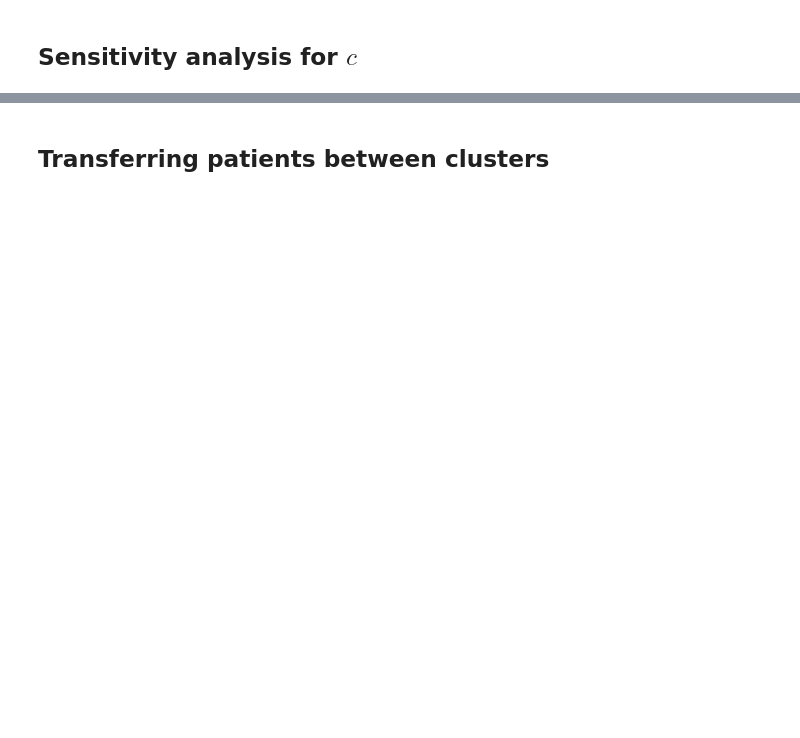
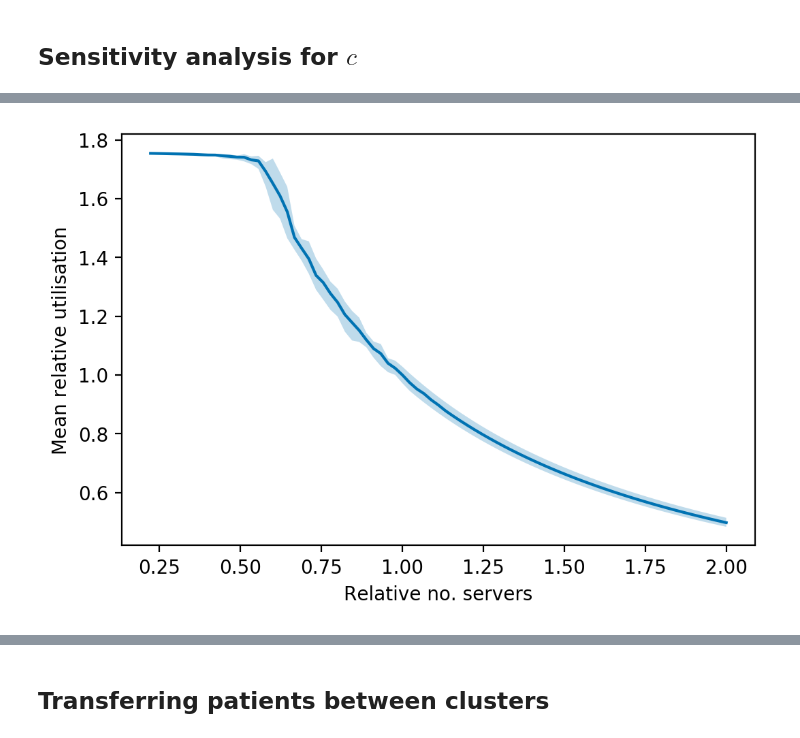
Before and after one commit to daffidwilde/copd-paper, a Jupyter notebook: nbs/scenarios.ipynb, the cells around one changed output, grey strips where cells are left out. Saved outputs shown, nothing was run; the diff lists cells and outputs as text; code cells hidden in the pictures; blank space fills up the shorter version.

```diff
--- a/nbs/scenarios.ipynb
+++ b/nbs/scenarios.ipynb
@@ -185,14 +206,23 @@ relative_server_utilisations = np.array(server_utilisations).reshape(len(server_
 # %%
 fig, ax = plt.subplots(dpi=200)
 
 xs = np.array(server_range) / num_servers
 ax.plot(xs, relative_server_utilisations.mean(axis=1))
 ax.fill_between(
-    xs, relative_server_utilisations.min(axis=1), relative_server_utilisations.max(axis=1), alpha=0.25
+    xs,
+    np.percentile(relative_server_utilisations, 5, axis=1),
+    np.percentile(relative_server_utilisations, 95, axis=1),
+    alpha=0.25,
 )
 
-ax.set_xlabel("Relative no. servers")
-ax.set_ylabel("Mean relative utilisation")
+ax.set(
+    xlabel="Relative no. servers",
+    ylabel="Mean relative utilisation",
+)
+
+plt.savefig("../img/servers_utilisation.pdf", transparent=True)
+# %% [output]
+[figure, added]
 # %%
 system_times = [result["system_time"].values for result in server_results]
 
```
Also changed, not shown: parts of 9 cells of this notebook, 6 other files.
